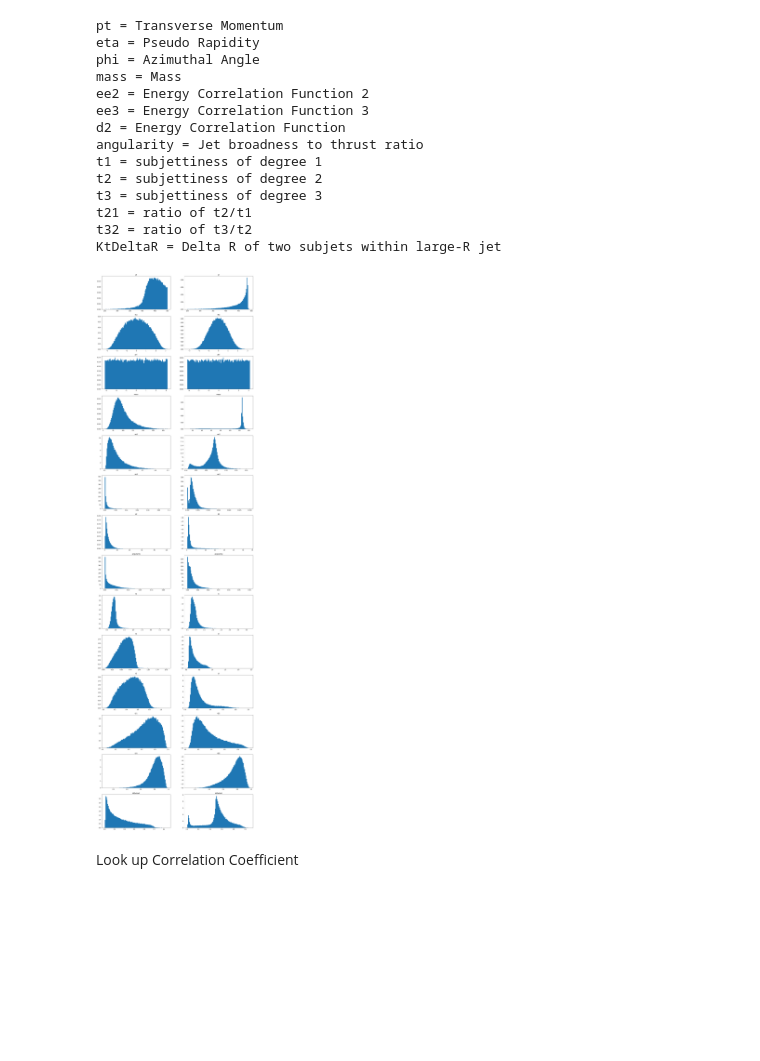
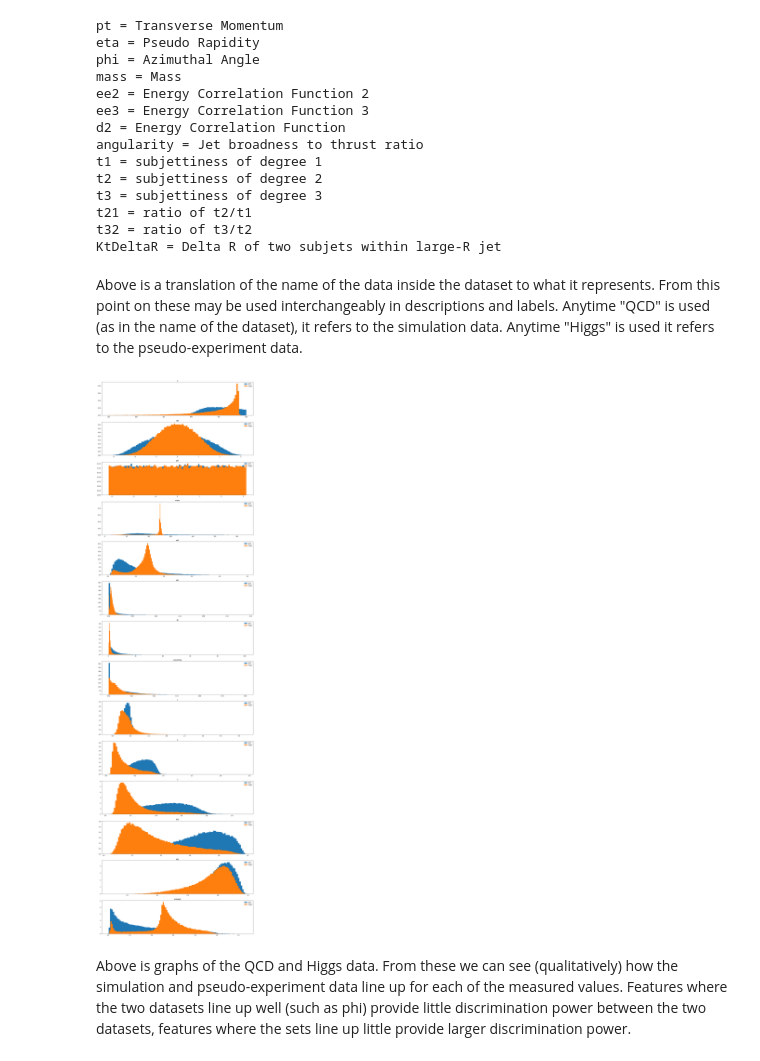
Before and after one commit to jarods00/PHYS434, a Jupyter notebook: Lab 5.ipynb, the cells around one changed output. Cells and saved outputs as stored; diff of their text form; code cells hidden in the pictures; blank space fills up the shorter version.

Commit message:
Correlation Coeff.

```diff
--- a/Lab 5.ipynb
+++ b/Lab 5.ipynb
@@ -44,19 +45,56 @@ t3 = subjettiness of degree 3
 t21 = ratio of t2/t1
 t32 = ratio of t3/t2
 KtDeltaR = Delta R of two subjets within large-R jet
+# %% [markdown]
+Above is a translation of the name of the data inside the dataset to what it represents. From this point on these may be used interchangeably in descriptions and labels. Anytime "QCD" is used (as in the name of the dataset), it refers to the simulation data. Anytime "Higgs" is used it refers to the pseudo-experiment data.
+# %%
+fig, ax = plt.subplots(14, 1, figsize = (20,75))
+
+# First block of code graphs QCD simulation and Higgs pseudo-data on different graphs
+# i = 0
+# for key in qcd:
+#     ax[i, 0].hist(qcd[key], density = True, bins = 100)
+#     ax[i, 0].set_title(key)
+#     i += 1
+
+# i = 0
+# for key in higgs:
+#     ax[i, 1].hist(higgs[key], density = True, bins = 100)
+#     ax[i, 1].set_title(key)
+#     i = i + 1
+
+# Second block of code graphs QCD simulation and Higgs pseudo-data on the same graph
+i = 0
+for key in qcd:
+    ax[i].hist(qcd[key], density = True, bins = 100)
+    ax[i].hist(higgs[key], density = True, bins = 100)
+    ax[i].set_title(key)
+    ax[i].legend(["QCD", "Higgs"])
+    i += 1
+# %% [output]
+[figure, added]
+# %% [markdown]
+Above is graphs of the QCD and Higgs data. From these we can see (qualitatively) how the simulation and pseudo-experiment data line up for each of the measured values. Features where the two datasets line up well (such as phi) provide little discrimination power between the two datasets, features where the sets line up little provide larger discrimination power.
 # %%
-fig, ax = plt.subplots(14, 2, figsize = (20,75))
+# fig, ax = plt.subplots(184, 2, figsize = (20,750))
 
-i = 0
-for key in qcd:
-    ax[i, 0].hist(qcd[key], density = True, bins = 100)
-    ax[i, 0].set_title(key)
-    i += 1
 
-i = 0
-for key in higgs:
-    ax[i, 1].hist(higgs[key], density = True, bins = 100)
-    ax[i, 1].set_title(key)
-    i = i + 1
+# i = 0
+# for key in qcd:
+#     for key2 in qcd:
+#         if key != key2:
+#             ax[i, 0].hist2d(qcd[key], qcd[key2], density = True, bins = 200, cmap = 'jet')
+#             ax[i, 0].set_xlabel(key)
+#             ax[i, 0].set_ylabel(key2)
+#             i += 1
+
+# i = 0
+# for key in higgs:
+#     for key2 in higgs:
+#         if key != key2:
+#             ax[i, 1].hist2d(higgs[key], higgs[key2], density = True, bins = 200, cmap = 'jet')
+#             ax[i, 1].set_xlabel(key)
+#             ax[i, 1].set_ylabel(key2)
+#             i = i + 1
+
+# plt.show()
-# %% [output]
-[figure, removed]
@@ -86,2 +100,0 @@ plt.show()
-# %% [markdown]
-Look up Correlation Coefficient
```
Also changed, not shown: parts of 17 cells of this notebook.
